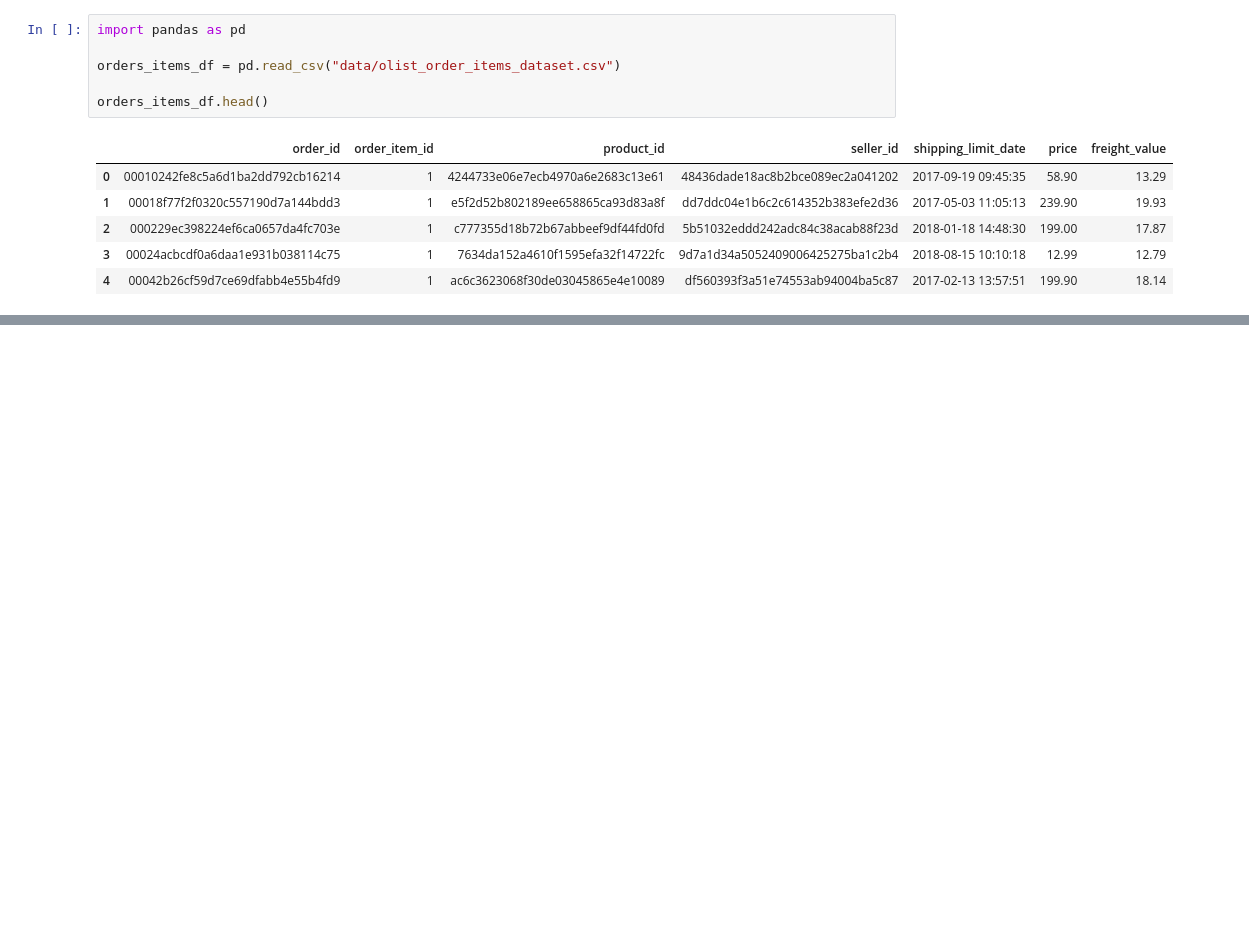
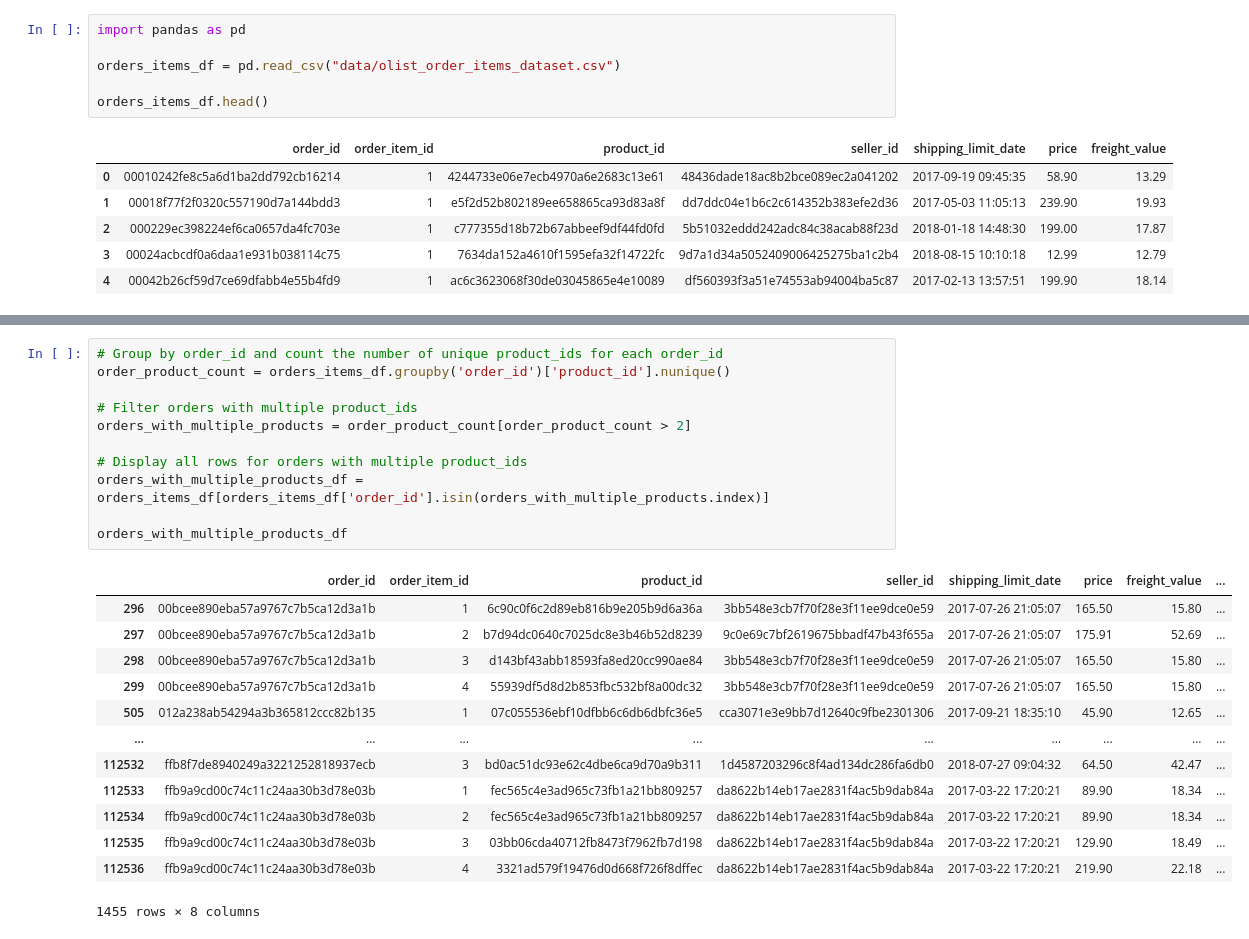
Before and after one commit to HassanHosain/tp_final_proj, a Jupyter notebook: order_items.ipynb, the cells around one changed output, grey strips where cells are left out. Drawn from its saved outputs; the diff is of its cells as text; blank space fills up the shorter version.

```diff
--- a/order_items.ipynb
+++ b/order_items.ipynb
@@ -13,0 +257,25 @@ orders_items_df.head()
+# %%
+# Group by order_id and count the number of unique product_ids for each order_id
+order_product_count = orders_items_df.groupby('order_id')['product_id'].nunique()
+
+# Filter orders with multiple product_ids
+orders_with_multiple_products = order_product_count[order_product_count > 2]
+
+# Display all rows for orders with multiple product_ids
+orders_with_multiple_products_df = orders_items_df[orders_items_df['order_id'].isin(orders_with_multiple_products.index)]
+
+orders_with_multiple_products_df
+# %% [output]
+|  | order_id | order_item_id | product_id | seller_id | shipping_limit_date | price | freight_value | ... |
+| 296 | 00bcee890eba57a9767c7b5ca12d3a1b | 1 | 6c90c0f6c2d89eb816b9e205b9d6a36a | 3bb548e3cb7f70f28e3f11ee9dce0e59 | 2017-07-26 21:05:07 | 165.50 | 15.80 | ... |
+| 297 | 00bcee890eba57a9767c7b5ca12d3a1b | 2 | b7d94dc0640c7025dc8e3b46b52d8239 | 9c0e69c7bf2619675bbadf47b43f655a | 2017-07-26 21:05:07 | 175.91 | 52.69 | ... |
+| 298 | 00bcee890eba57a9767c7b5ca12d3a1b | 3 | d143bf43abb18593fa8ed20cc990ae84 | 3bb548e3cb7f70f28e3f11ee9dce0e59 | 2017-07-26 21:05:07 | 165.50 | 15.80 | ... |
+| 299 | 00bcee890eba57a9767c7b5ca12d3a1b | 4 | 55939df5d8d2b853fbc532bf8a00dc32 | 3bb548e3cb7f70f28e3f11ee9dce0e59 | 2017-07-26 21:05:07 | 165.50 | 15.80 | ... |
+| 505 | 012a238ab54294a3b365812ccc82b135 | 1 | 07c055536ebf10dfbb6c6db6dbfc36e5 | cca3071e3e9bb7d12640c9fbe2301306 | 2017-09-21 18:35:10 | 45.90 | 12.65 | ... |
+| ... | ... | ... | ... | ... | ... | ... | ... | ... |
+| 112532 | ffb8f7de8940249a3221252818937ecb | 3 | bd0ac51dc93e62c4dbe6ca9d70a9b311 | 1d4587203296c8f4ad134dc286fa6db0 | 2018-07-27 09:04:32 | 64.50 | 42.47 | ... |
+| 112533 | ffb9a9cd00c74c11c24aa30b3d78e03b | 1 | fec565c4e3ad965c73fb1a21bb809257 | da8622b14eb17ae2831f4ac5b9dab84a | 2017-03-22 17:20:21 | 89.90 | 18.34 | ... |
+| 112534 | ffb9a9cd00c74c11c24aa30b3d78e03b | 2 | fec565c4e3ad965c73fb1a21bb809257 | da8622b14eb17ae2831f4ac5b9dab84a | 2017-03-22 17:20:21 | 89.90 | 18.34 | ... |
+| 112535 | ffb9a9cd00c74c11c24aa30b3d78e03b | 3 | 03bb06cda40712fb8473f7962fb7d198 | da8622b14eb17ae2831f4ac5b9dab84a | 2017-03-22 17:20:21 | 129.90 | 18.49 | ... |
+| 112536 | ffb9a9cd00c74c11c24aa30b3d78e03b | 4 | 3321ad579f19476d0d668f726f8dffec | da8622b14eb17ae2831f4ac5b9dab84a | 2017-03-22 17:20:21 | 219.90 | 22.18 | ... |
+1455 rows × 8 columns
```
Also changed, not shown: parts of 34 cells of this notebook, 4 other files.
